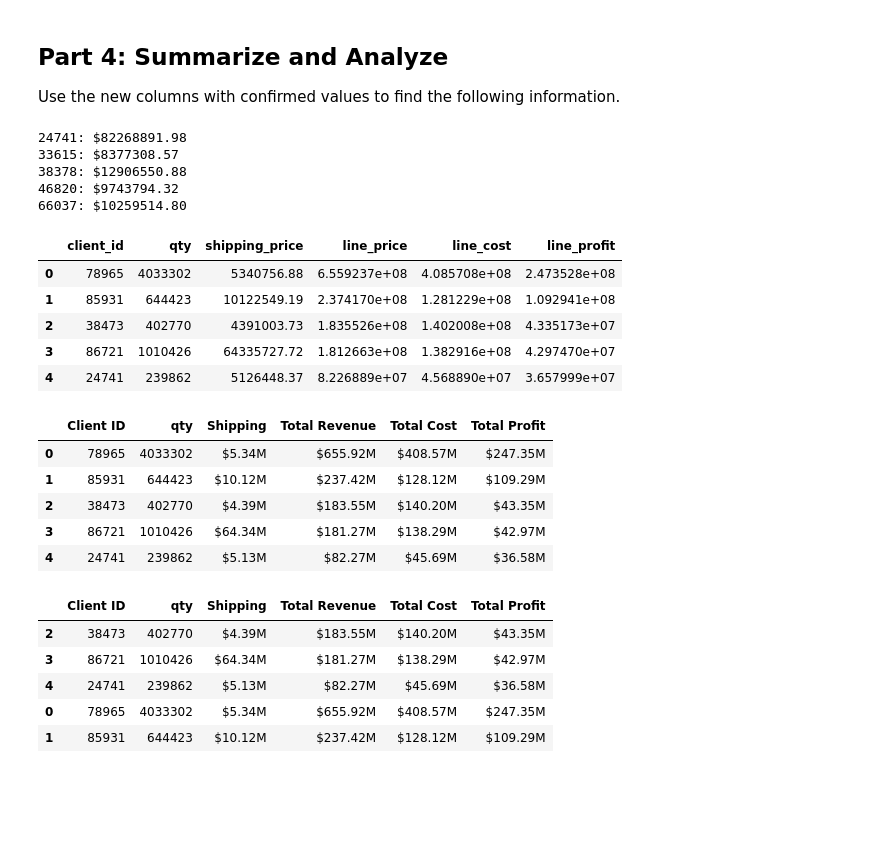
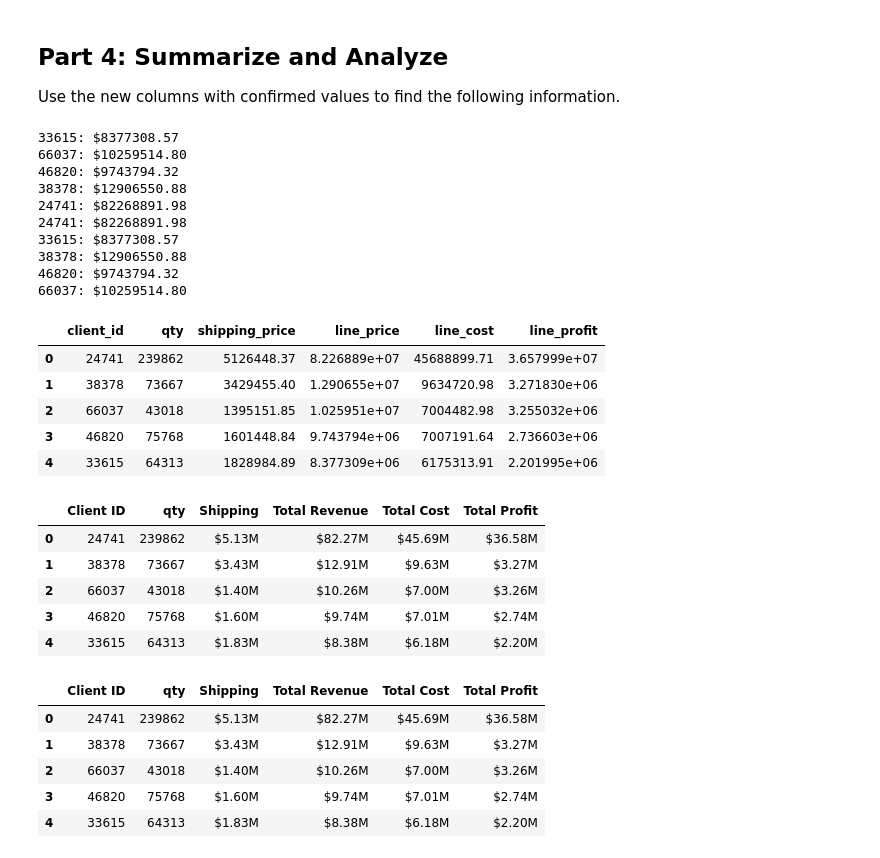
Before and after one commit to cscheese/pandas-challenge-1, a Jupyter notebook: wholesale_data_analysis_starter_code.ipynb, the cells around one changed output. Drawn from its saved outputs; the diff is of its cells as text; code cells hidden in the pictures; blank space fills up the shorter version.

```diff
--- a/wholesale_data_analysis_starter_code.ipynb
+++ b/wholesale_data_analysis_starter_code.ipynb
@@ -302,6 +285,11 @@ top_client_ids = [33615, 66037, 46820, 38378, 24741]
 # filtering data for top clients
 top_client_qty = df[df['client_id'].isin(top_client_ids)]
 
+for client_id in top_client_ids:
+    top_client_sum=  df[df['client_id']==client_id]["line_price"].sum()
+    print(f'{client_id}: ${top_client_sum:.2f}')
+
+
 # calculating total (by quantity) spent by each top client
 top_client_total_spent = top_client_qty.groupby('client_id')['line_price'].sum()
 
@@ -311,6 +299,11 @@ for client_id, total in top_client_total_spent.items():
 
 # correct, but not in same order as the example. what did I do differenctly?
 # %% [output]
+33615: $8377308.57
+66037: $10259514.80
+46820: $9743794.32
+38378: $12906550.88
+24741: $82268891.98
 24741: $82268891.98
 33615: $8377308.57
 38378: $12906550.88
@@ -319,32 +312,32 @@ for client_id, total in top_client_total_spent.items():
 # %%
 # Create a summary DataFrame showing the totals for the
 # for the top 5 clients with the following information:
 # total units purchased, total shipping price,
 # total revenue, and total profit. Sort by total profit.
 
-client_aggregates = df.groupby('client_id').agg(
+client_aggregates = top_client_qty.groupby('client_id').agg(
     qty =('qty', 'sum'),
     shipping_price=('shipping_price', 'sum'),
     line_price=('line_price','sum'),
     line_cost=('line_cost', 'sum'),
     line_profit=('line_profit', 'sum')
     )
 
 client_aggregates = client_aggregates.sort_values(by='line_profit', ascending=False).reset_index()
 
 top_5_clients = client_aggregates.head(5)
 
 top_5_clients
 
 # I think this is wrong because I lost the cell that had the list of the top_5_clients from section #1 - client ID's are wrong.
 # wrong information presists
 # %% [output]
 |  | client_id | qty | shipping_price | line_price | line_cost | line_profit |
-| 0 | 78965 | 4033302 | 5340756.88 | 6.559237e+08 | 4.085708e+08 | 2.473528e+08 |
-| 1 | 85931 | 644423 | 10122549.19 | 2.374170e+08 | 1.281229e+08 | 1.092941e+08 |
-| 2 | 38473 | 402770 | 4391003.73 | 1.835526e+08 | 1.402008e+08 | 4.335173e+07 |
-| 3 | 86721 | 1010426 | 64335727.72 | 1.812663e+08 | 1.382916e+08 | 4.297470e+07 |
-| 4 | 24741 | 239862 | 5126448.37 | 8.226889e+07 | 4.568890e+07 | 3.657999e+07 |
+| 0 | 24741 | 239862 | 5126448.37 | 8.226889e+07 | 45688899.71 | 3.657999e+07 |
+| 1 | 38378 | 73667 | 3429455.40 | 1.290655e+07 | 9634720.98 | 3.271830e+06 |
+| 2 | 66037 | 43018 | 1395151.85 | 1.025951e+07 | 7004482.98 | 3.255032e+06 |
+| 3 | 46820 | 75768 | 1601448.84 | 9.743794e+06 | 7007191.64 | 2.736603e+06 |
+| 4 | 33615 | 64313 | 1828984.89 | 8.377309e+06 | 6175313.91 | 2.201995e+06 |
 # %%
 # Format the data and rename the columns
 # to names suitable for presentation.
@@ -377,11 +370,11 @@ top_5_clients['Total Profit']=top_5_clients['Total Profit'].map('${:,.2f}M'.form
 top_5_clients.head(5)
 # %% [output]
 |  | Client ID | qty | Shipping | Total Revenue | Total Cost | Total Profit |
-| 0 | 78965 | 4033302 | $5.34M | $655.92M | $408.57M | $247.35M |
-| 1 | 85931 | 644423 | $10.12M | $237.42M | $128.12M | $109.29M |
-| 2 | 38473 | 402770 | $4.39M | $183.55M | $140.20M | $43.35M |
-| 3 | 86721 | 1010426 | $64.34M | $181.27M | $138.29M | $42.97M |
-| 4 | 24741 | 239862 | $5.13M | $82.27M | $45.69M | $36.58M |
+| 0 | 24741 | 239862 | $5.13M | $82.27M | $45.69M | $36.58M |
+| 1 | 38378 | 73667 | $3.43M | $12.91M | $9.63M | $3.27M |
+| 2 | 66037 | 43018 | $1.40M | $10.26M | $7.00M | $3.26M |
+| 3 | 46820 | 75768 | $1.60M | $9.74M | $7.01M | $2.74M |
+| 4 | 33615 | 64313 | $1.83M | $8.38M | $6.18M | $2.20M |
 # %%
 
 top_5_clients.sort_values('Total Profit', ascending=False, inplace=True)
@@ -389,8 +382,8 @@ top_5_clients.head(5)
 top_5_clients
 # %% [output]
 |  | Client ID | qty | Shipping | Total Revenue | Total Cost | Total Profit |
-| 2 | 38473 | 402770 | $4.39M | $183.55M | $140.20M | $43.35M |
-| 3 | 86721 | 1010426 | $64.34M | $181.27M | $138.29M | $42.97M |
-| 4 | 24741 | 239862 | $5.13M | $82.27M | $45.69M | $36.58M |
-| 0 | 78965 | 4033302 | $5.34M | $655.92M | $408.57M | $247.35M |
-| 1 | 85931 | 644423 | $10.12M | $237.42M | $128.12M | $109.29M |
+| 0 | 24741 | 239862 | $5.13M | $82.27M | $45.69M | $36.58M |
+| 1 | 38378 | 73667 | $3.43M | $12.91M | $9.63M | $3.27M |
+| 2 | 66037 | 43018 | $1.40M | $10.26M | $7.00M | $3.26M |
+| 3 | 46820 | 75768 | $1.60M | $9.74M | $7.01M | $2.74M |
+| 4 | 33615 | 64313 | $1.83M | $8.38M | $6.18M | $2.20M |
```
Also changed, not shown: parts of 8 cells of this notebook.
